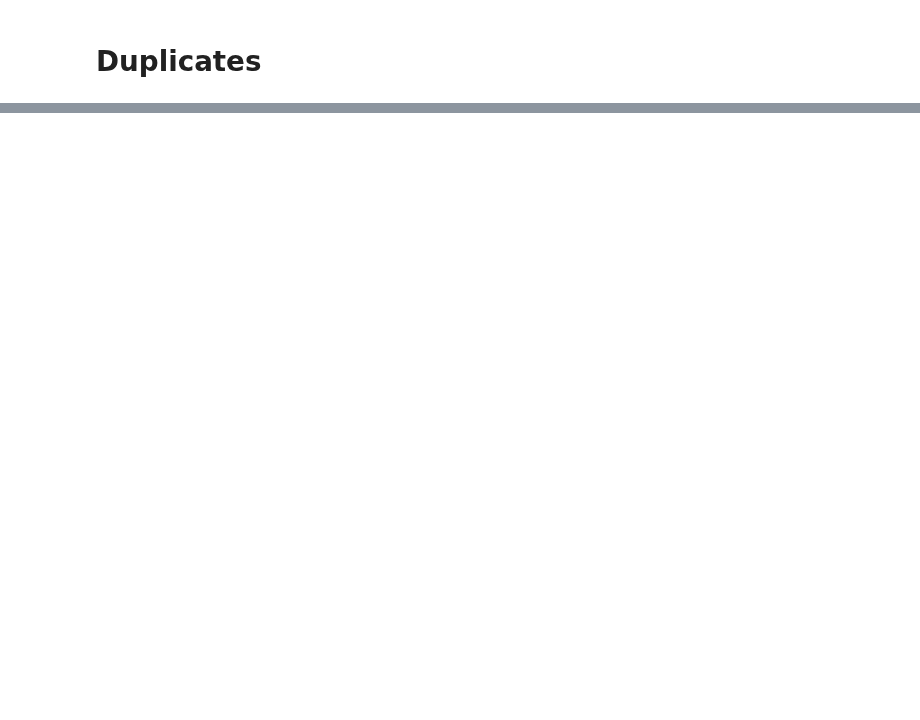
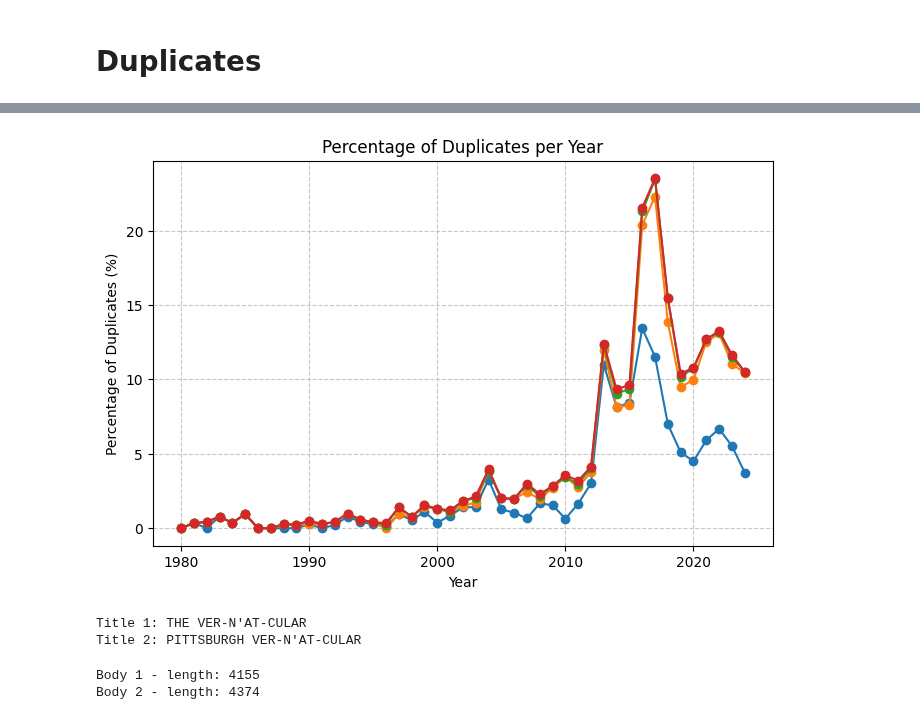
Before and after one commit to laurauguc/working_class_media_analysis, a Jupyter notebook: data_exploration/archive/explore_duplicates.ipynb, the cells around one changed output, grey strips where cells are left out. Saved outputs shown, nothing was run; the diff lists cells and outputs as text; code cells hidden in the pictures; blank space fills up the shorter version.

```diff
--- a/data_exploration/archive/explore_duplicates.ipynb
+++ b/data_exploration/archive/explore_duplicates.ipynb
@@ -157,0 +212,43 @@ plt.show()
+# %%
+df_articles_75 = pd.read_pickle("../../data/processed/duplicates_analysis_75.pkl")
+
+# Ensure date column is datetime
+df_articles_75['date'] = pd.to_datetime(df_articles_75['date'])
+
+# Extract year
+df_articles_75['year'] = df_articles_75['date'].dt.year
+
+
+dup_stats_new_method_75 = df_articles_75.groupby('year')['near_duplicates_new'].mean() * 100
+# %%
+import pandas as pd
+import matplotlib.pyplot as plt
+
+# Ensure date column is datetime
+df_articles['date'] = pd.to_datetime(df_articles['date'])
+
+# Extract year
+df_articles['year'] = df_articles['date'].dt.year
+
+# Group by year and calculate percentage of duplicates
+dup_stats_old_method = df_articles.groupby('year')['near_duplicate_matching_title'].mean() * 100
+
+# Group by year and calculate percentage of duplicates
+dup_stats_new_method = df_articles.groupby('year')['near_duplicates_new'].mean() * 100
+
+dup_stats_new_method_80 = df_articles_80.groupby('year')['near_duplicates_new'].mean() * 100
+
+
+# Plot
+plt.figure(figsize=(8,5))
+plt.plot(dup_stats_old_method.index, dup_stats_old_method.values, marker='o')
+plt.plot(dup_stats_new_method.index, dup_stats_new_method.values, marker='o')
+plt.plot(dup_stats_new_method_80.index, dup_stats_new_method_80.values, marker='o')
+plt.plot(dup_stats_new_method_75.index, dup_stats_new_method_75.values, marker='o')
+plt.title("Percentage of Duplicates per Year")
+plt.xlabel("Year")
+plt.ylabel("Percentage of Duplicates (%)")
+plt.grid(True, linestyle='--', alpha=0.7)
+plt.show()
+# %% [output]
+[figure, added]
@@ -157,0 +265,12 @@ plt.show()
+# %%
+print(f"Title 1: {duplicate_article["title"]}")
+print(f"Title 2: {original_article["title"]}")
+# %% [output]
+Title 1: THE VER-N'AT-CULAR
+Title 2: PITTSBURGH VER-N'AT-CULAR
+# %%
+print(f"Body 1 - length: {len(duplicate_article["body"])}")
+print(f"Body 2 - length: {len(original_article["body"])}")
+# %% [output]
+Body 1 - length: 4155
+Body 2 - length: 4374
```
Also changed, not shown: parts of 29 cells of this notebook, 2 other files.
